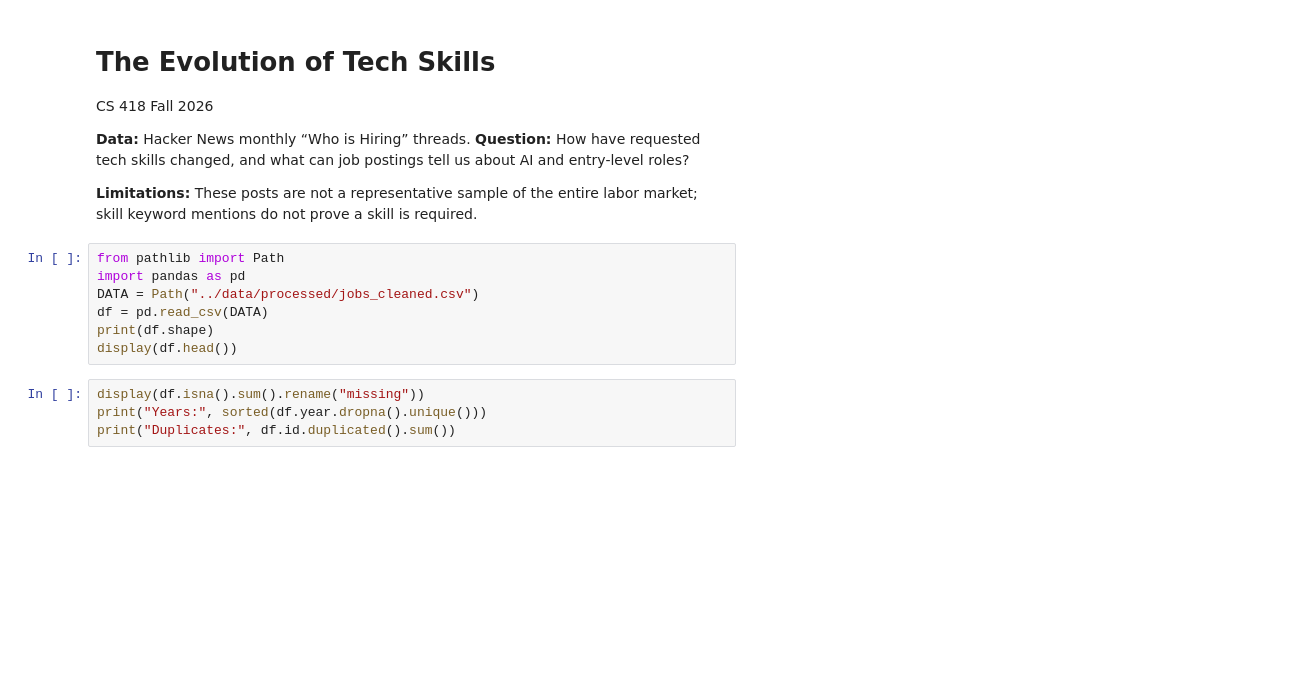
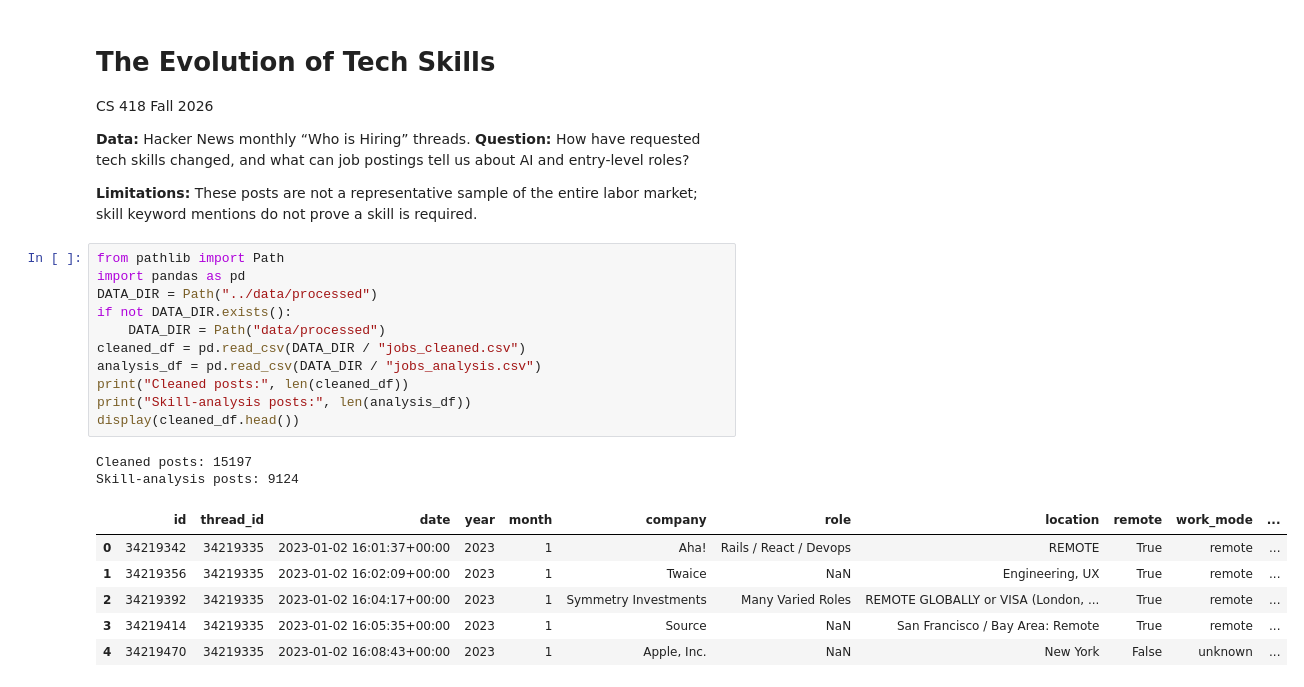
Before and after one commit to ammanikhan/TechSkills, a Jupyter notebook: notebooks/progress_report.ipynb, the cells around one changed output. Cells and saved outputs as stored; diff of their text form; blank space fills up the shorter version.

```diff
--- a/notebooks/progress_report.ipynb
+++ b/notebooks/progress_report.ipynb
@@ -8,11 +8,20 @@ CS 418 Fall 2026
 # %%
 from pathlib import Path
 import pandas as pd
-DATA = Path("../data/processed/jobs_cleaned.csv")
-df = pd.read_csv(DATA)
-print(df.shape)
-display(df.head())
+DATA_DIR = Path("../data/processed")
+if not DATA_DIR.exists():
+    DATA_DIR = Path("data/processed")
+cleaned_df = pd.read_csv(DATA_DIR / "jobs_cleaned.csv")
+analysis_df = pd.read_csv(DATA_DIR / "jobs_analysis.csv")
+print("Cleaned posts:", len(cleaned_df))
+print("Skill-analysis posts:", len(analysis_df))
+display(cleaned_df.head())
+# %% [output]
+Cleaned posts: 15197
+Skill-analysis posts: 9124
+|  | id | thread_id | date | year | month | company | role | location | remote | work_mode | ... |
+| 0 | 34219342 | 34219335 | 2023-01-02 16:01:37+00:00 | 2023 | 1 | Aha! | Rails / React / Devops | REMOTE | True | remote | ... |
+| 1 | 34219356 | 34219335 | 2023-01-02 16:02:09+00:00 | 2023 | 1 | Twaice | NaN | Engineering, UX | True | remote | ... |
+| 2 | 34219392 | 34219335 | 2023-01-02 16:04:17+00:00 | 2023 | 1 | Symmetry Investments | Many Varied Roles | REMOTE GLOBALLY or VISA (London, ... | True | remote | ... |
+| 3 | 34219414 | 34219335 | 2023-01-02 16:05:35+00:00 | 2023 | 1 | Source | NaN | San Francisco / Bay Area: Remote | True | remote | ... |
+| 4 | 34219470 | 34219335 | 2023-01-02 16:08:43+00:00 | 2023 | 1 | Apple, Inc. | NaN | New York | False | unknown | ... |
-# %%
-display(df.isna().sum().rename("missing"))
-print("Years:", sorted(df.year.dropna().unique()))
-print("Duplicates:", df.id.duplicated().sum())
```
Also changed, not shown: parts of 5 cells of this notebook.
